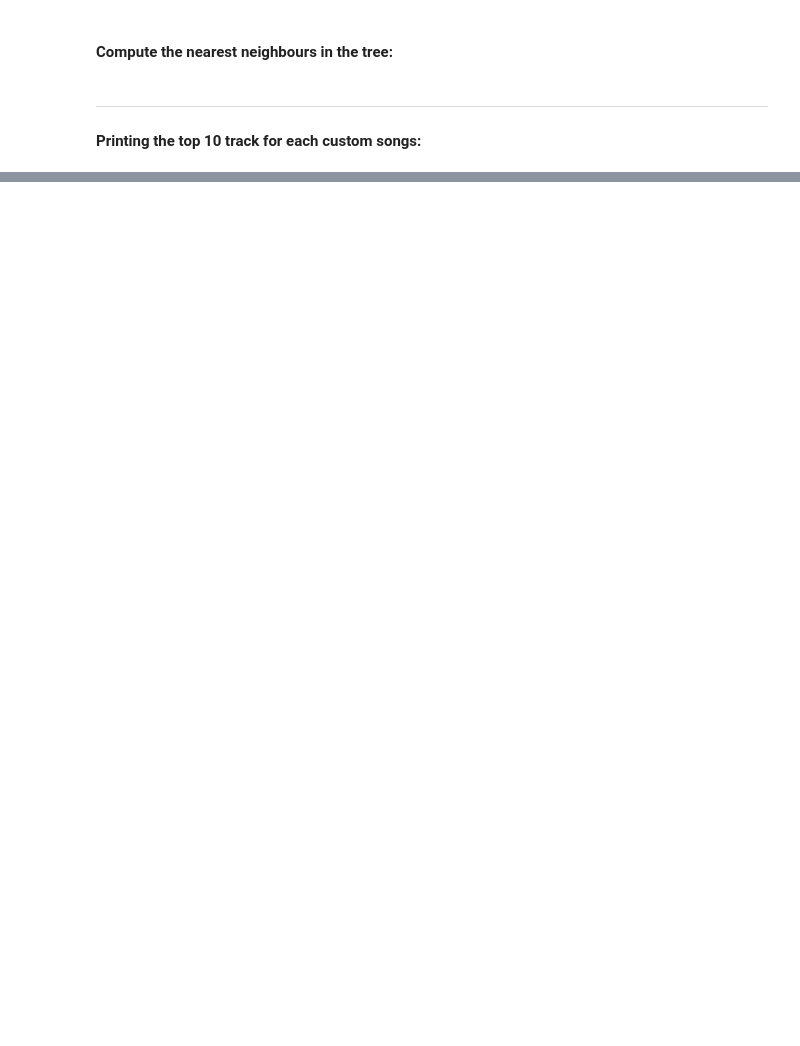
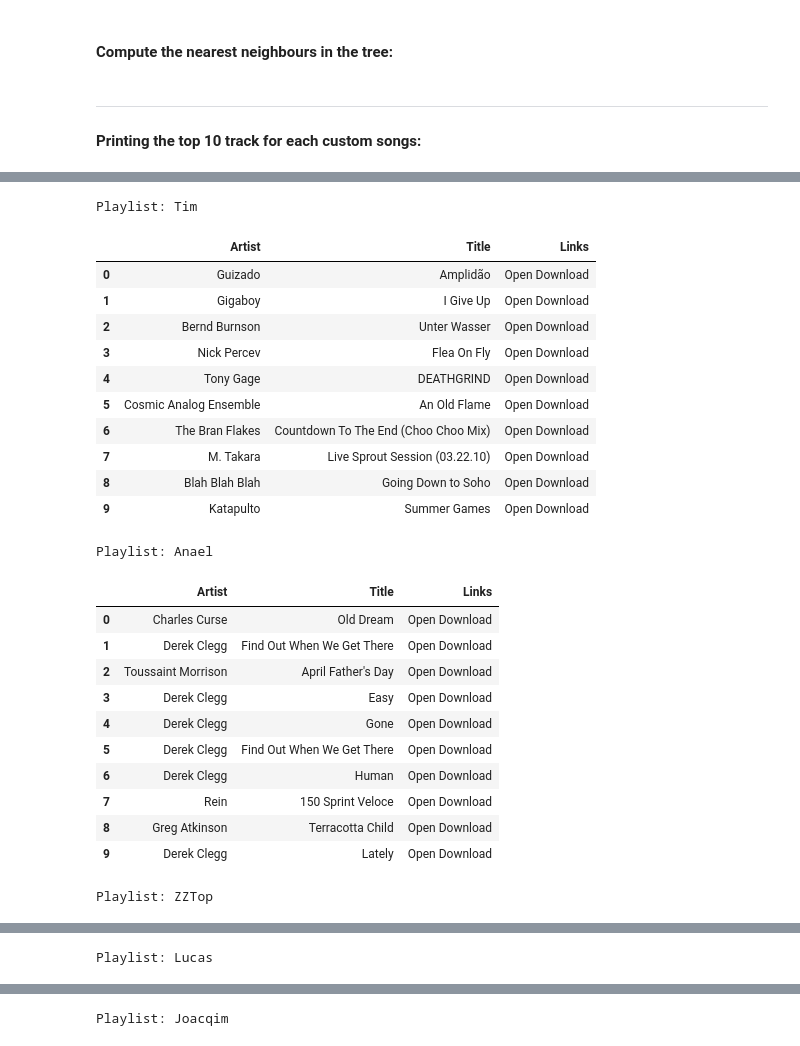
Before and after one commit to TTimTT/NTDS_Project, a Jupyter notebook: Project/timEXP.ipynb, the cells around one changed output, grey strips where cells are left out. Cells and saved outputs as stored; diff of their text form; code cells hidden in the pictures; blank space fills up the shorter version.

```diff
--- a/Project/timEXP.ipynb
+++ b/Project/timEXP.ipynb
@@ -8,6 +12,7 @@ import pandas as pd
 tracks = pd.read_csv('data/tracks.csv', index_col=0, header=[0, 1]);
 features= pd.read_csv('data/features.csv', index_col=0, header=[0, 1, 2])
 genres=pd.read_csv('data/genres.csv', index_col=0, header=[0])
+tracks_raw = pd.read_csv('data/raw_tracks.csv', index_col=0);
 # %%
 # Keep only the genre for each track
 label=pd.DataFrame({('label','genre','main'): tracks['track']['genre_top'],
@@ -46,0 +92,4 @@ dataSet.head()
+# %%
+def make_clickable(val):
+    # target _blank to open new window
+    return '<a target="_blank" href="{}">{}</a>'.format(val, 'Open')+'&nbsp;&nbsp;&nbsp;&nbsp;&nbsp;&nbsp;&nbsp'+'<a target="_blank" href="{}">{}</a>'.format(val+'/download', 'Download')
@@ -79,12 +118,34 @@ features_c
 # %% [markdown]
 #### Compute the nearest neighbours in the tree:
-# %%
-# Convert to np.array
-features_c_t = np.array([tuple(x) for x in features_c.values])
-
-# Find the 10th nearest points with Euclidean norm in the tree
-# https://stackoverflow.com/questions/36798782/scipy-ckdtree-nearest-neighbor-including-zeros-distance
-dist, idx = tree.query(features_c_t, k=10, p=2)
+# %%
+#list of the tracks nearest to each custom song
+nearest_tracks=dict()
+
+# sub-meta playlist
+over_playlist = list()
+
+# For each Playlist we find the nearest point in the KD-Tree with the given songs
+for name in tid_c['Playlist name'].unique():
+    tid = np.array(tid_c[tid_c['Playlist name'] == name].index.values)
+
+    # TODO Tim
+    features_c_t = np.array([features_c[features_c.index == idx].values[0] for idx in tid])
+
+    # Find the 10th nearest points with Euclidean norm in the tree
+    dist, idx = tree.query(features_c_t, k=N, p=2)
+
+    # We get the correspond Track ID from the position IDX
+    playlist = list([idx_dict[node] for node in idx.ravel()])
+
+    # For each song in the playlist we get the best match and store it for later use
+    top_tracks = [idx_dict[x] for x in idx[:,0]]
+    nearest_tracks.update({name:top_tracks})
+
+    # Select in the closest neighbours N random tracks
+    playlist = random.sample(playlist,N)
+
+    # Add to sub-meta playlist
+    over_playlist.append(playlist)
 # %% [markdown]
 ----
 #### Printing the top 10 track for each custom songs:
@@ -167,0 +152,30 @@ Track name: 01 Out of the Black
+# %%
+for i,playlist in enumerate(tid_c['Playlist name'].unique()):
+    print('Playlist:', playlist)
+    display_result(over_playlist[i])
+# %% [output]
+Playlist: Tim
+|  | Artist | Title | Links |
+| 0 | Guizado | Amplidão | Open Download |
+| 1 | Gigaboy | I Give Up | Open Download |
+| 2 | Bernd Burnson | Unter Wasser | Open Download |
+| 3 | Nick Percev | Flea On Fly | Open Download |
+| 4 | Tony Gage | DEATHGRIND | Open Download |
+| 5 | Cosmic Analog Ensemble | An Old Flame | Open Download |
+| 6 | The Bran Flakes | Countdown To The End (Choo Choo Mix) | Open Download |
+| 7 | M. Takara | Live Sprout Session (03.22.10) | Open Download |
+| 8 | Blah Blah Blah | Going Down to Soho | Open Download |
+| 9 | Katapulto | Summer Games | Open Download |
+Playlist: Anael
+|  | Artist | Title | Links |
+| 0 | Charles Curse | Old Dream | Open Download |
+| 1 | Derek Clegg | Find Out When We Get There | Open Download |
+| 2 | Toussaint Morrison | April Father's Day | Open Download |
+| 3 | Derek Clegg | Easy | Open Download |
+| 4 | Derek Clegg | Gone | Open Download |
+| 5 | Derek Clegg | Find Out When We Get There | Open Download |
+| 6 | Derek Clegg | Human | Open Download |
+| 7 | Rein | 150 Sprint Veloce | Open Download |
+| 8 | Greg Atkinson | Terracotta Child | Open Download |
+| 9 | Derek Clegg | Lately | Open Download |
+Playlist: ZZTop
@@ -167,0 +193 @@ Track name: 01 Out of the Black
+Playlist: Lucas
@@ -167,0 +205 @@ Track name: 01 Out of the Black
+Playlist: Joacqim
```
Also changed, not shown: parts of 13 cells of this notebook, 8 other files.
